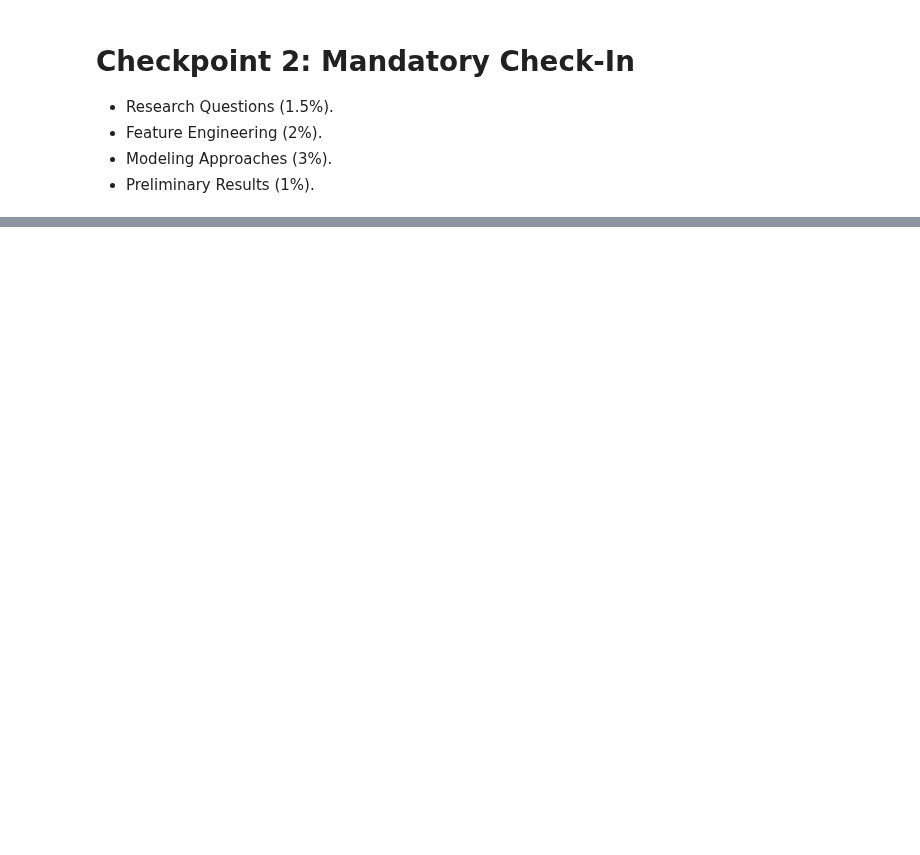
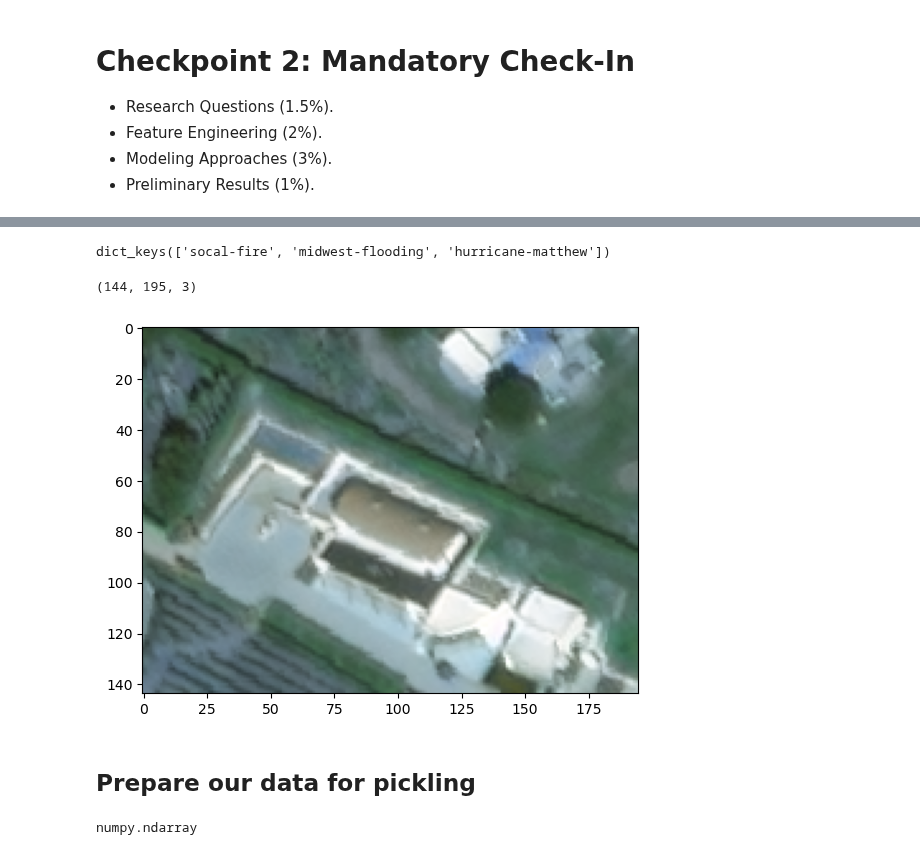
Before and after one commit to fractalclockwork/Data200, a Jupyter notebook: Source/Checkpoint_2_Modeling.ipynb, the cells around one changed output, grey strips where cells are left out. Cells and saved outputs as stored; diff of their text form; code cells hidden in the pictures; blank space fills up the shorter version.

```diff
--- a/Source/Checkpoint_2_Modeling.ipynb
+++ b/Source/Checkpoint_2_Modeling.ipynb
@@ -233,0 +100,15 @@ df_test = create_df(test_images)
+# %%
+# How did we do?
+# Show a image sample
+if not PICKLED:
+    print(train_data_images.keys())
+    image = train_data_images['socal-fire']['images'][0]
+    display(image.shape)
+    show_image(image)
+    plt.show()
+# %% [output]
+dict_keys(['socal-fire', 'midwest-flooding', 'hurricane-matthew'])
+(144, 195, 3)
+[figure, added]
+# %% [markdown]
+## Prepare our data for pickling
@@ -233,0 +117,4 @@ df_test = create_df(test_images)
+# %%
+type(train_data_images['socal-fire']['images'][0])
+# %% [output]
+numpy.ndarray
```
Also changed, not shown: parts of 46 cells of this notebook, 6 other files.
